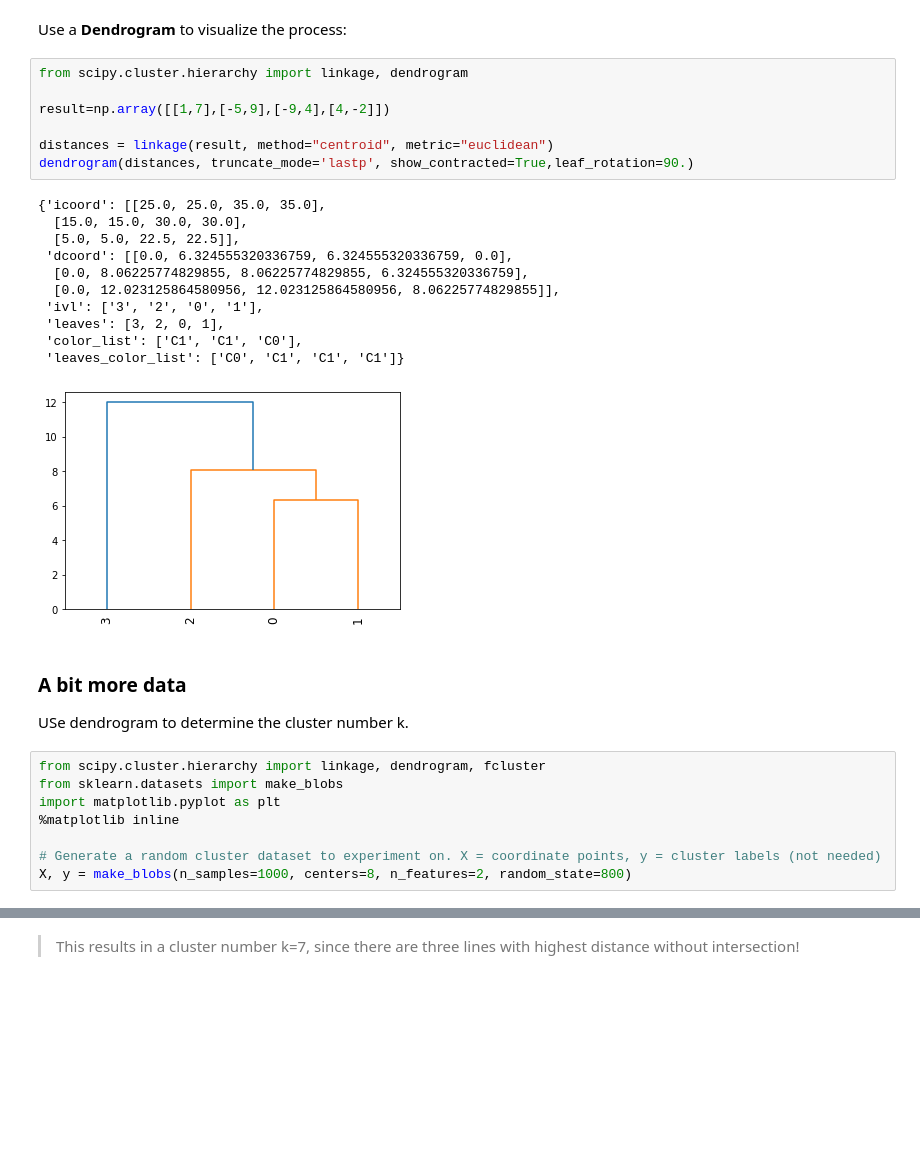
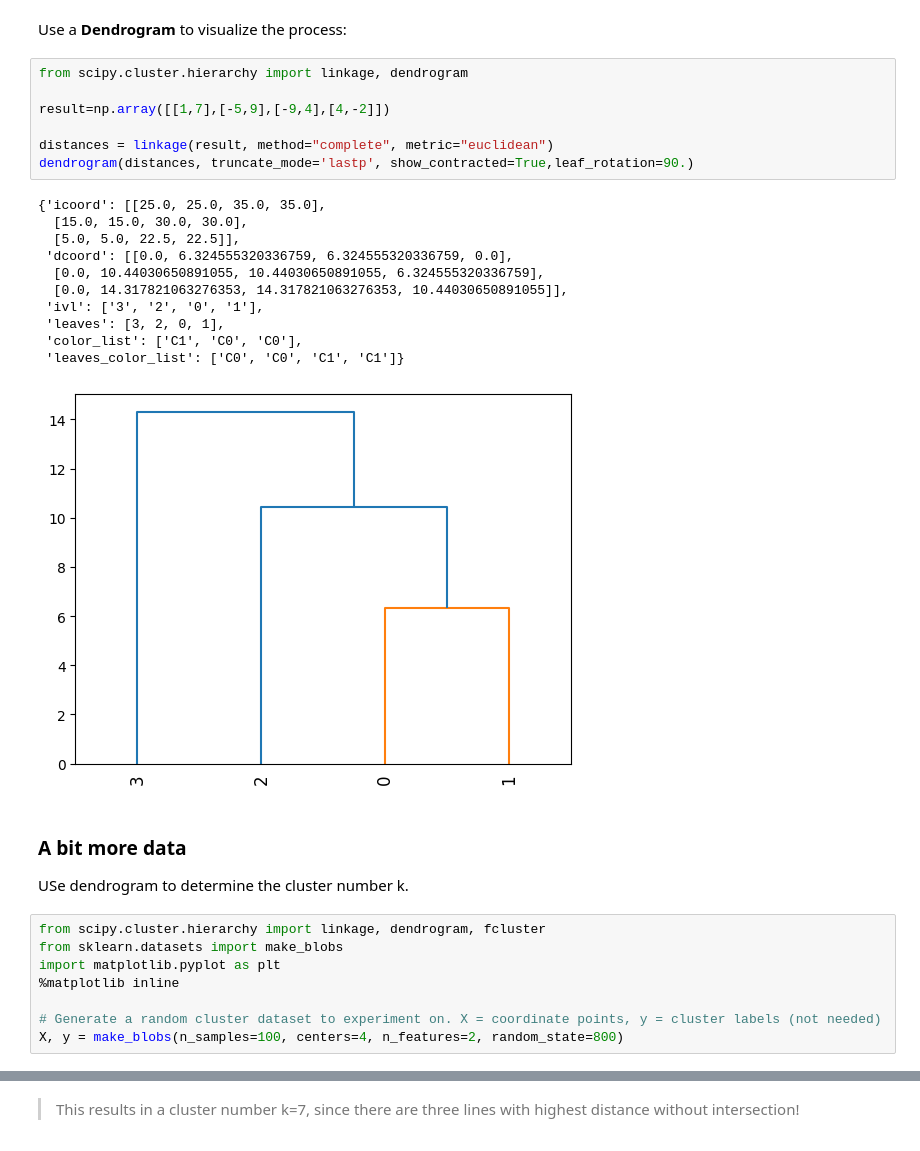
Before and after one commit to matworx/aai-url-notebooks, a Jupyter notebook: 02_HClustering.ipynb, the cells around one changed output, grey strips where cells are left out. Cells and saved outputs as stored; diff of their text form; blank space fills up the shorter version.

```diff
--- a/02_HClustering.ipynb
+++ b/02_HClustering.ipynb
@@ -40,22 +40,22 @@ Use a **Dendrogram** to visualize the process:
 # %%
 from scipy.cluster.hierarchy import linkage, dendrogram
 
 result=np.array([[1,7],[-5,9],[-9,4],[4,-2]])
 
-distances = linkage(result, method="centroid", metric="euclidean")
+distances = linkage(result, method="complete", metric="euclidean")
 dendrogram(distances, truncate_mode='lastp', show_contracted=True,leaf_rotation=90.)
 # %% [output]
 {'icoord': [[25.0, 25.0, 35.0, 35.0],
   [15.0, 15.0, 30.0, 30.0],
   [5.0, 5.0, 22.5, 22.5]],
  'dcoord': [[0.0, 6.324555320336759, 6.324555320336759, 0.0],
-  [0.0, 8.06225774829855, 8.06225774829855, 6.324555320336759],
-  [0.0, 12.023125864580956, 12.023125864580956, 8.06225774829855]],
+  [0.0, 10.44030650891055, 10.44030650891055, 6.324555320336759],
+  [0.0, 14.317821063276353, 14.317821063276353, 10.44030650891055]],
  'ivl': ['3', '2', '0', '1'],
  'leaves': [3, 2, 0, 1],
- 'color_list': ['C1', 'C1', 'C0'],
- 'leaves_color_list': ['C0', 'C1', 'C1', 'C1']}
+ 'color_list': ['C1', 'C0', 'C0'],
+ 'leaves_color_list': ['C0', 'C0', 'C1', 'C1']}
-[figure, old version]
+[figure, new version]
 # %% [markdown]
 ### A bit more data
 
@@ -67,7 +67,7 @@ import matplotlib.pyplot as plt
 %matplotlib inline
 
 # Generate a random cluster dataset to experiment on. X = coordinate points, y = cluster labels (not needed)
-X, y = make_blobs(n_samples=1000, centers=8, n_features=2, random_state=800)
+X, y = make_blobs(n_samples=100, centers=4, n_features=2, random_state=800)
 # %%
 plt.scatter(X[:,0], X[:,1])
 plt.show()
```
Also changed, not shown: parts of 5 cells of this notebook, 7 other files.
